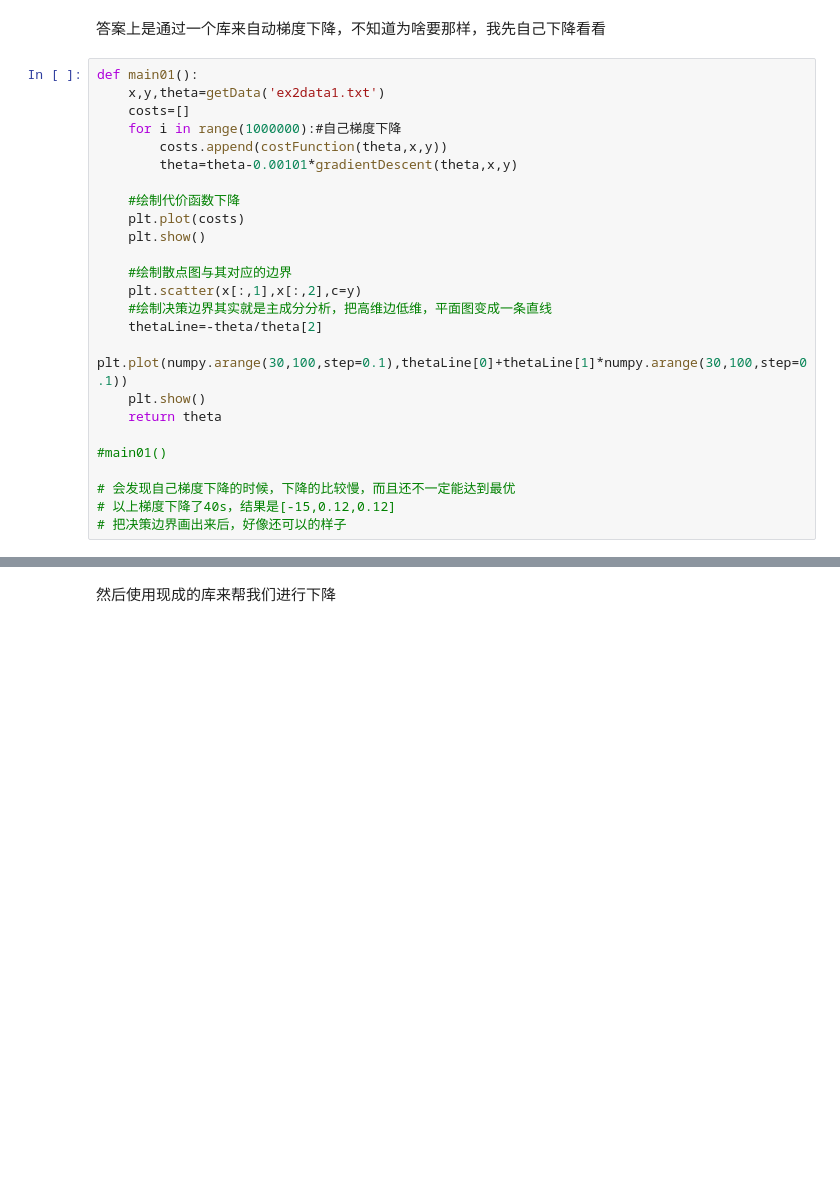
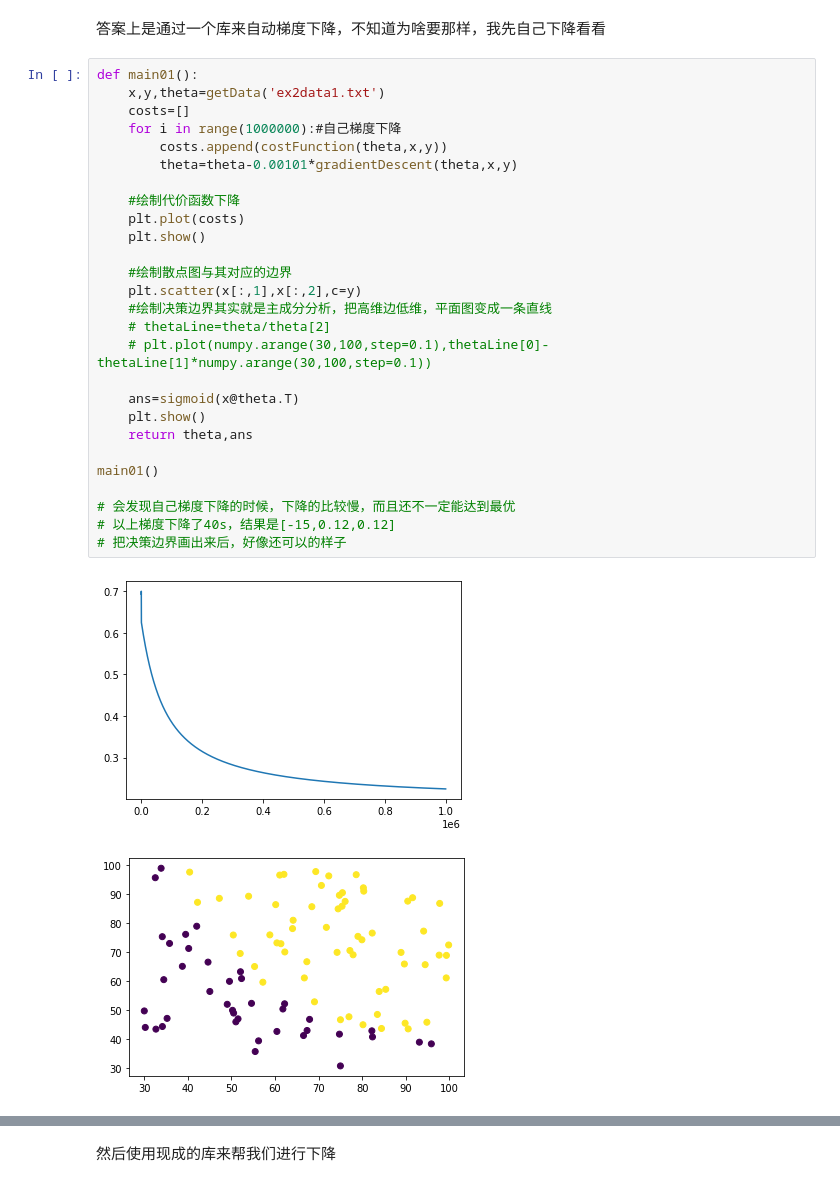
Before and after one commit to keptupp/MachineLearningHomework, a Jupyter notebook: exercise_2/mycode.ipynb, the cells around one changed output, grey strips where cells are left out. Drawn from its saved outputs; the diff is of its cells as text; blank space fills up the shorter version.

```diff
--- a/exercise_2/mycode.ipynb
+++ b/exercise_2/mycode.ipynb
@@ -62,25 +62,30 @@ def gradientDescent(theta,x,y):
 # %%
 def main01():
     x,y,theta=getData('ex2data1.txt')
     costs=[]
     for i in range(1000000):#自己梯度下降
         costs.append(costFunction(theta,x,y))
         theta=theta-0.00101*gradientDescent(theta,x,y)
 
     #绘制代价函数下降
     plt.plot(costs)
     plt.show()
 
     #绘制散点图与其对应的边界
     plt.scatter(x[:,1],x[:,2],c=y)
     #绘制决策边界其实就是主成分分析，把高维边低维，平面图变成一条直线
-    thetaLine=-theta/theta[2]
-    plt.plot(numpy.arange(30,100,step=0.1),thetaLine[0]+thetaLine[1]*numpy.arange(30,100,step=0.1))
+    # thetaLine=theta/theta[2]
+    # plt.plot(numpy.arange(30,100,step=0.1),thetaLine[0]-thetaLine[1]*numpy.arange(30,100,step=0.1))
+
+    ans=sigmoid(x@theta.T)
     plt.show()
-    return theta
+    return theta,ans
 
-#main01()
+main01()
 
 # 会发现自己梯度下降的时候，下降的比较慢，而且还不一定能达到最优
 # 以上梯度下降了40s，结果是[-15,0.12,0.12]
 # 把决策边界画出来后，好像还可以的样子
+# %% [output]
+[figure, added]
+[figure, added]
```
Also changed, not shown: parts of 1 cell of this notebook, 8 other files.
